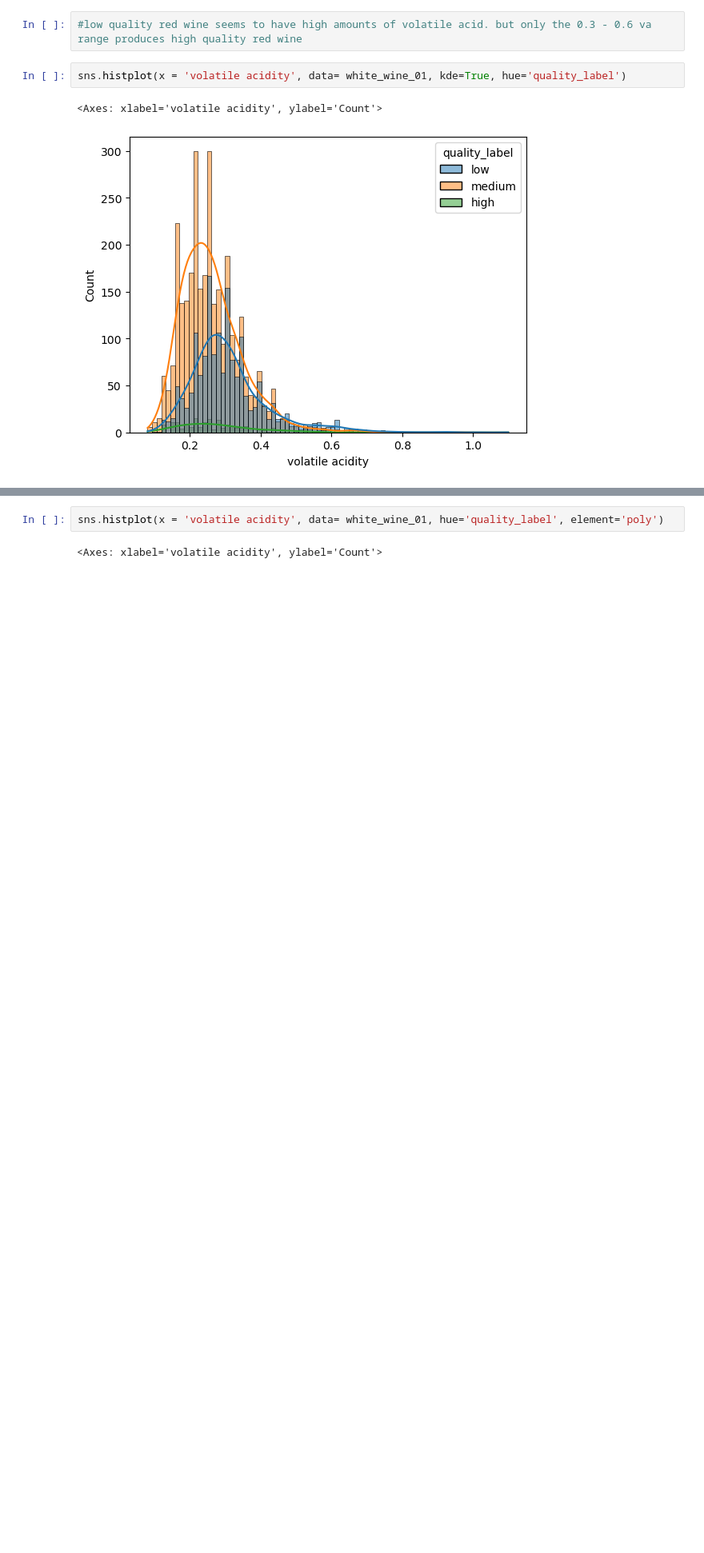
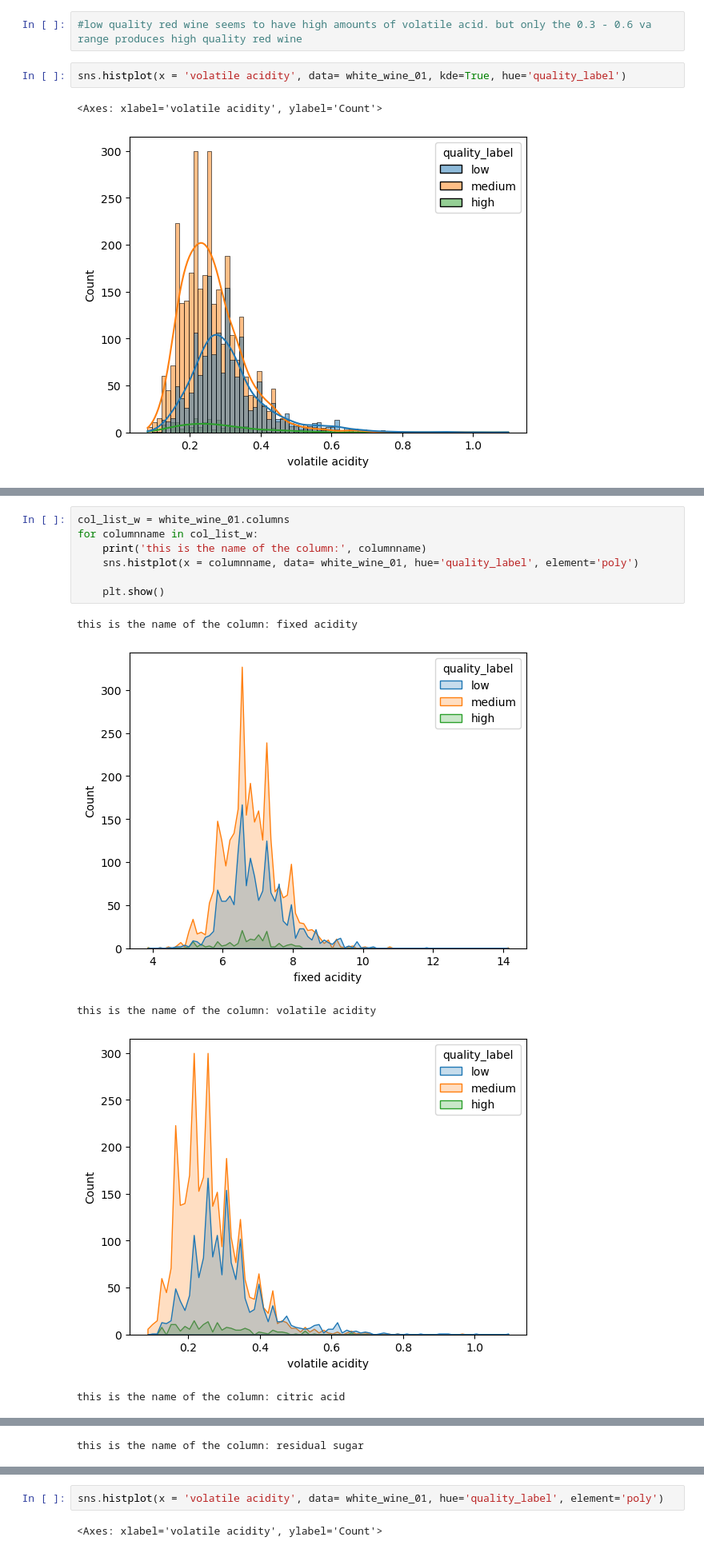
Before and after one commit to MiriamHerrmann/Wine_Data_Project, a Jupyter notebook: WineDataSet.ipynb, the cells around one changed output, grey strips where cells are left out. Shown at 80% size. Drawn from its saved outputs; the diff is of its cells as text; blank space fills up the shorter version.

```diff
--- a/WineDataSet.ipynb
+++ b/WineDataSet.ipynb
@@ -253,0 +310,13 @@ sns.histplot(x = 'volatile acidity', data= white_wine_01, kde=True, hue='quality
+# %%
+col_list_w = white_wine_01.columns
+for columnname in col_list_w:
+    print('this is the name of the column:', columnname)
+    sns.histplot(x = columnname, data= white_wine_01, hue='quality_label', element='poly')
+
+    plt.show()
+# %% [output]
+this is the name of the column: fixed acidity
+[figure, added]
+this is the name of the column: volatile acidity
+[figure, added]
+this is the name of the column: citric acid
@@ -253,0 +324 @@ sns.histplot(x = 'volatile acidity', data= white_wine_01, kde=True, hue='quality
+this is the name of the column: residual sugar
```
Also changed, not shown: parts of 8 cells of this notebook.
